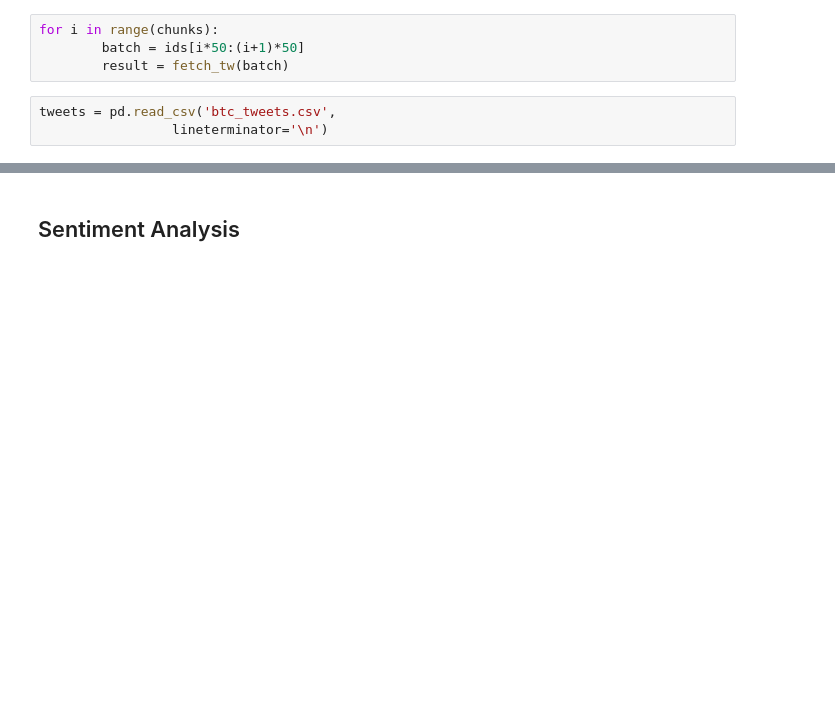
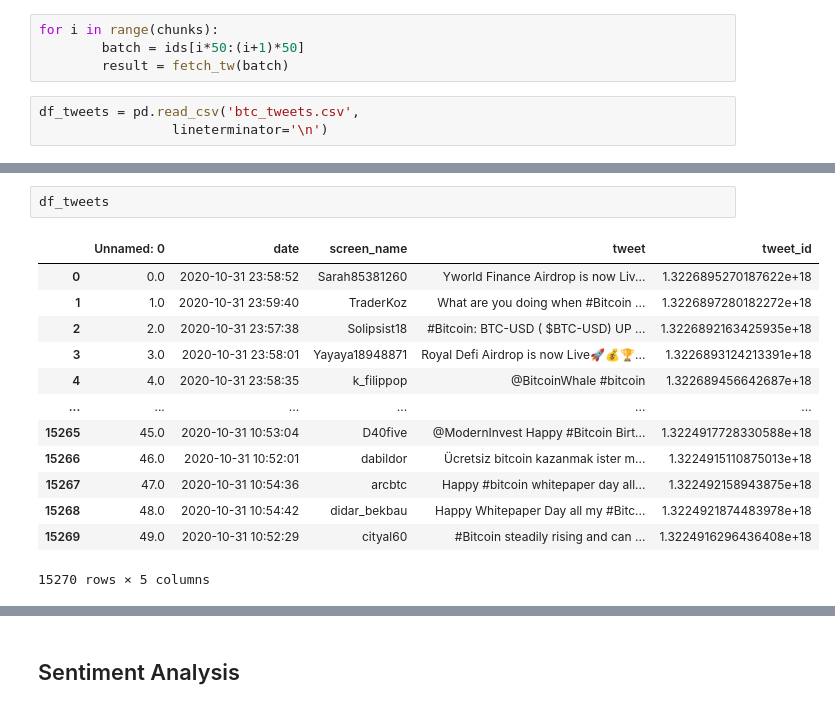
Before and after one commit to ridwan102/BTC_Sentiment, a Jupyter notebook: practice.ipynb, the cells around one changed output, grey strips where cells are left out. Cells and saved outputs as stored; diff of their text form; blank space fills up the shorter version.

Commit message:
Cleaned Tweets and Applied Sentiment

```diff
--- a/practice.ipynb
+++ b/practice.ipynb
@@ -104,5 +132,5 @@ for i in range(chunks):
         batch = ids[i*50:(i+1)*50]
         result = fetch_tw(batch)
 # %%
-tweets = pd.read_csv('btc_tweets.csv',
+df_tweets = pd.read_csv('btc_tweets.csv',
                  lineterminator='\n')
@@ -159,0 +137,16 @@ import preprocessor as p
+# %%
+df_tweets
+# %% [output]
+|  | Unnamed: 0 | date | screen_name | tweet | tweet_id |
+| 0 | 0.0 | 2020-10-31 23:58:52 | Sarah85381260 | Yworld Finance Airdrop is now Liv... | 1.3226895270187622e+18 |
+| 1 | 1.0 | 2020-10-31 23:59:40 | TraderKoz | What are you doing when #Bitcoin ... | 1.3226897280182272e+18 |
+| 2 | 2.0 | 2020-10-31 23:57:38 | Solipsist18 | #Bitcoin: BTC-USD ( $BTC-USD) UP ... | 1.3226892163425935e+18 |
+| 3 | 3.0 | 2020-10-31 23:58:01 | Yayaya18948871 | Royal Defi Airdrop is now Live🚀💰🏆... | 1.3226893124213391e+18 |
+| 4 | 4.0 | 2020-10-31 23:58:35 | k_filippop | @BitcoinWhaIe #bitcoin | 1.322689456642687e+18 |
+| ... | ... | ... | ... | ... | ... |
+| 15265 | 45.0 | 2020-10-31 10:53:04 | D40five | @ModernInvest Happy #Bitcoin Birt... | 1.3224917728330588e+18 |
+| 15266 | 46.0 | 2020-10-31 10:52:01 | dabildor | Ücretsiz bitcoin kazanmak ister m... | 1.3224915110875013e+18 |
+| 15267 | 47.0 | 2020-10-31 10:54:36 | arcbtc | Happy #bitcoin whitepaper day all... | 1.322492158943875e+18 |
+| 15268 | 48.0 | 2020-10-31 10:54:42 | didar_bekbau | Happy Whitepaper Day all my #Bitc... | 1.3224921874483978e+18 |
+| 15269 | 49.0 | 2020-10-31 10:52:29 | cityal60 | #Bitcoin steadily rising and can ... | 1.3224916296436408e+18 |
+15270 rows × 5 columns
```
Also changed, not shown: parts of 49 cells of this notebook.
